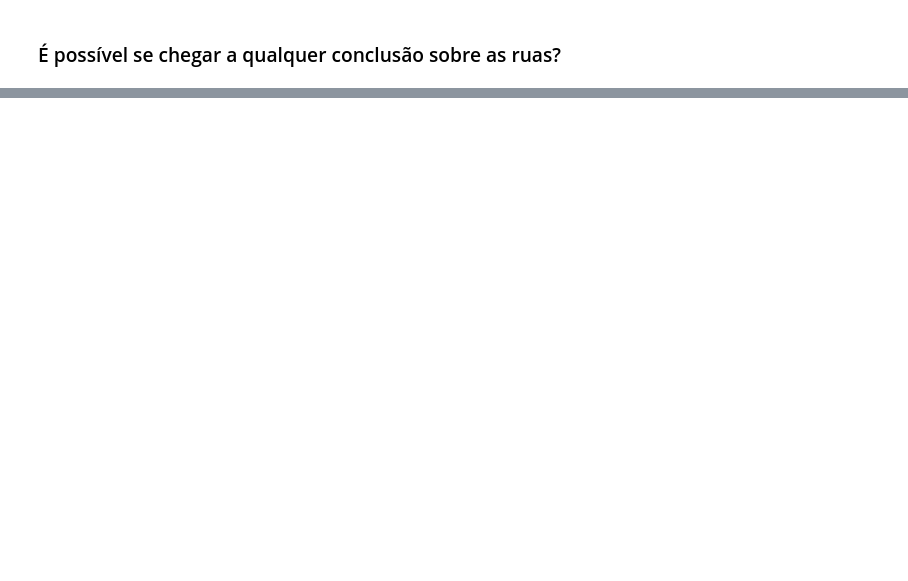
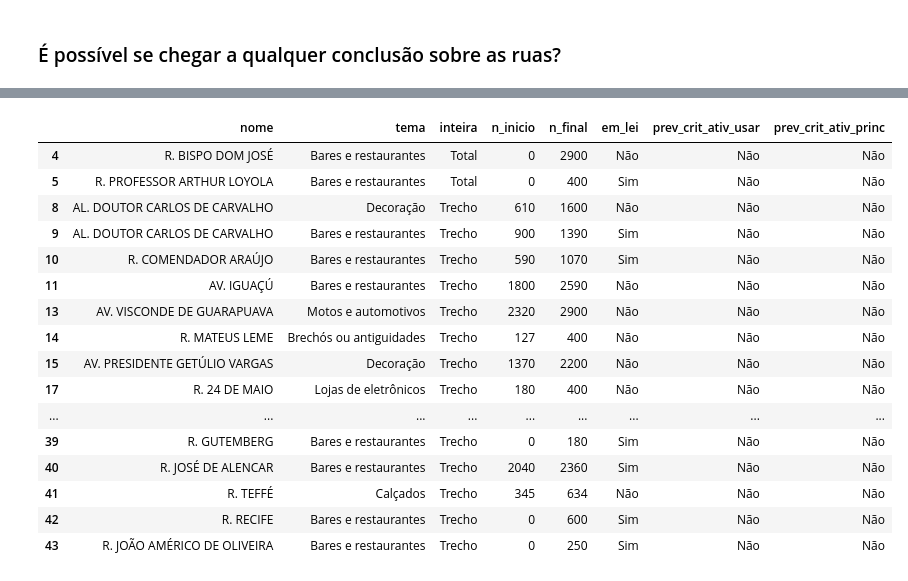
Before and after one commit to avaraujojr/tcc_alcides_alvaras, a Jupyter notebook: notebooks/alvaras_cwb.ipynb, the cells around one changed output, grey strips where cells are left out. Cells and saved outputs as stored; diff of their text form; code cells hidden in the pictures; blank space fills up the shorter version.

```diff
--- a/notebooks/alvaras_cwb.ipynb
+++ b/notebooks/alvaras_cwb.ipynb
@@ -1151,0 +1297,5 @@ df_por_end_comp
+# %%
+# Quais são as ruas que representam outliers acima, em quantidade de alvarás?
+df_por_rua_outliers = df_por_rua.loc[df_por_rua.por_rua > Limites_Boxplot(df_por_rua.por_rua)[4]].sort_values(by = 'Hs_ativ_usar', ascending = True).reset_index(drop = True)
+df_por_rua_outliers_ativ_princ = df_por_rua_ativ_princ.loc[df_por_rua_ativ_princ.por_rua > Limites_Boxplot(df_por_rua_ativ_princ.por_rua)[4]].sort_values(by = 'Hs_ativ_princ', ascending = True).reset_index(drop = True)
+df_por_rua_outliers.iloc[:,[0,1]].sort_values(by = 'por_rua', ascending = False)
@@ -1151,0 +1326,3 @@ df_por_end_comp
+# %%
+df_por_rua_outliers_sel = df_por_rua_outliers.loc[df_por_rua_outliers.Hs_ativ_usar < np.median(df_por_rua_outliers.Hs_ativ_usar)].sort_values(by = 'Hs_ativ_usar', ascending = True).reset_index(drop = True)
+df_por_rua_outliers_sel
@@ -1151,0 +1367,3 @@ df_por_end_comp
+# %%
+df_por_rua_outliers_ativ_princ_sel = df_por_rua_outliers_ativ_princ.loc[df_por_rua_outliers_ativ_princ.Hs_ativ_princ < np.median(df_por_rua_outliers_ativ_princ.Hs_ativ_princ)].sort_values(by = 'Hs_ativ_princ', ascending = True).reset_index(drop = True)
+df_por_rua_outliers_ativ_princ_sel
@@ -1151,0 +1408,10 @@ df_por_end_comp
+# %%
+# Quais intervalos temáticos podem ser previstos a partir de um desses 2 critérios?
+df_tematicas['prev_crit_ativ_usar'] = ''
+df_tematicas['prev_crit_ativ_princ'] = ''
+
+df_tematicas.loc[df_tematicas.nome.isin(df_por_rua_outliers_sel.endereco) == True, 'prev_crit_ativ_usar'] = 'Sim'
+df_tematicas.loc[df_tematicas.nome.isin(df_por_rua_outliers_sel.endereco) == False, 'prev_crit_ativ_usar'] = 'Não'
+
+df_tematicas.loc[df_tematicas.nome.isin(df_por_rua_outliers_ativ_princ_sel.endereco) == True, 'prev_crit_ativ_princ'] = 'Sim'
+df_tematicas.loc[df_tematicas.nome.isin(df_por_rua_outliers_ativ_princ_sel.endereco) == False, 'prev_crit_ativ_princ'] = 'Não'
@@ -1151,0 +1480,20 @@ df_por_end_comp
+# %%
+df_tematicas.loc[(df_tematicas.prev_crit_ativ_usar == 'Não') & (df_tematicas.prev_crit_ativ_princ == 'Não')].iloc[:,[0,1,2,3,4,5,8,9]]
+# %% [output]
+|  | nome | tema | inteira | n_inicio | n_final | em_lei | prev_crit_ativ_usar | prev_crit_ativ_princ |
+| 4 | R. BISPO DOM JOSÉ | Bares e restaurantes | Total | 0 | 2900 | Não | Não | Não |
+| 5 | R. PROFESSOR ARTHUR LOYOLA | Bares e restaurantes | Total | 0 | 400 | Sim | Não | Não |
+| 8 | AL. DOUTOR CARLOS DE CARVALHO | Decoração | Trecho | 610 | 1600 | Não | Não | Não |
+| 9 | AL. DOUTOR CARLOS DE CARVALHO | Bares e restaurantes | Trecho | 900 | 1390 | Sim | Não | Não |
+| 10 | R. COMENDADOR ARAÚJO | Bares e restaurantes | Trecho | 590 | 1070 | Sim | Não | Não |
+| 11 | AV. IGUAÇÚ | Bares e restaurantes | Trecho | 1800 | 2590 | Não | Não | Não |
+| 13 | AV. VISCONDE DE GUARAPUAVA | Motos e automotivos | Trecho | 2320 | 2900 | Não | Não | Não |
+| 14 | R. MATEUS LEME | Brechós ou antiguidades | Trecho | 127 | 400 | Não | Não | Não |
+| 15 | AV. PRESIDENTE GETÚLIO VARGAS | Decoração | Trecho | 1370 | 2200 | Não | Não | Não |
+| 17 | R. 24 DE MAIO | Lojas de eletrônicos | Trecho | 180 | 400 | Não | Não | Não |
+| ... | ... | ... | ... | ... | ... | ... | ... | ... |
+| 39 | R. GUTEMBERG | Bares e restaurantes | Trecho | 0 | 180 | Sim | Não | Não |
+| 40 | R. JOSÉ DE ALENCAR | Bares e restaurantes | Trecho | 2040 | 2360 | Sim | Não | Não |
+| 41 | R. TEFFÉ | Calçados | Trecho | 345 | 634 | Não | Não | Não |
+| 42 | R. RECIFE | Bares e restaurantes | Trecho | 0 | 600 | Sim | Não | Não |
+| 43 | R. JOÃO AMÉRICO DE OLIVEIRA | Bares e restaurantes | Trecho | 0 | 250 | Sim | Não | Não |
```
Also changed, not shown: parts of 98 cells of this notebook, 1 other file.
